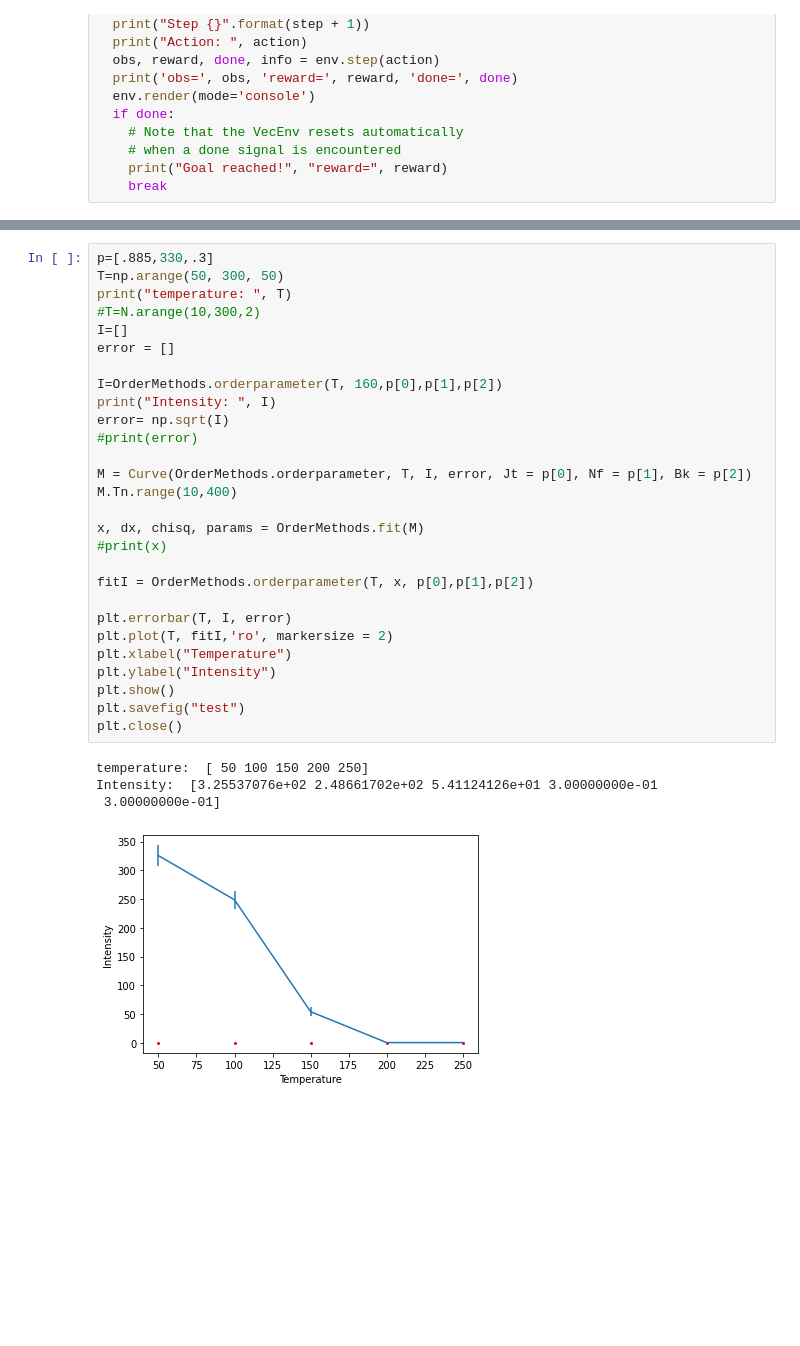
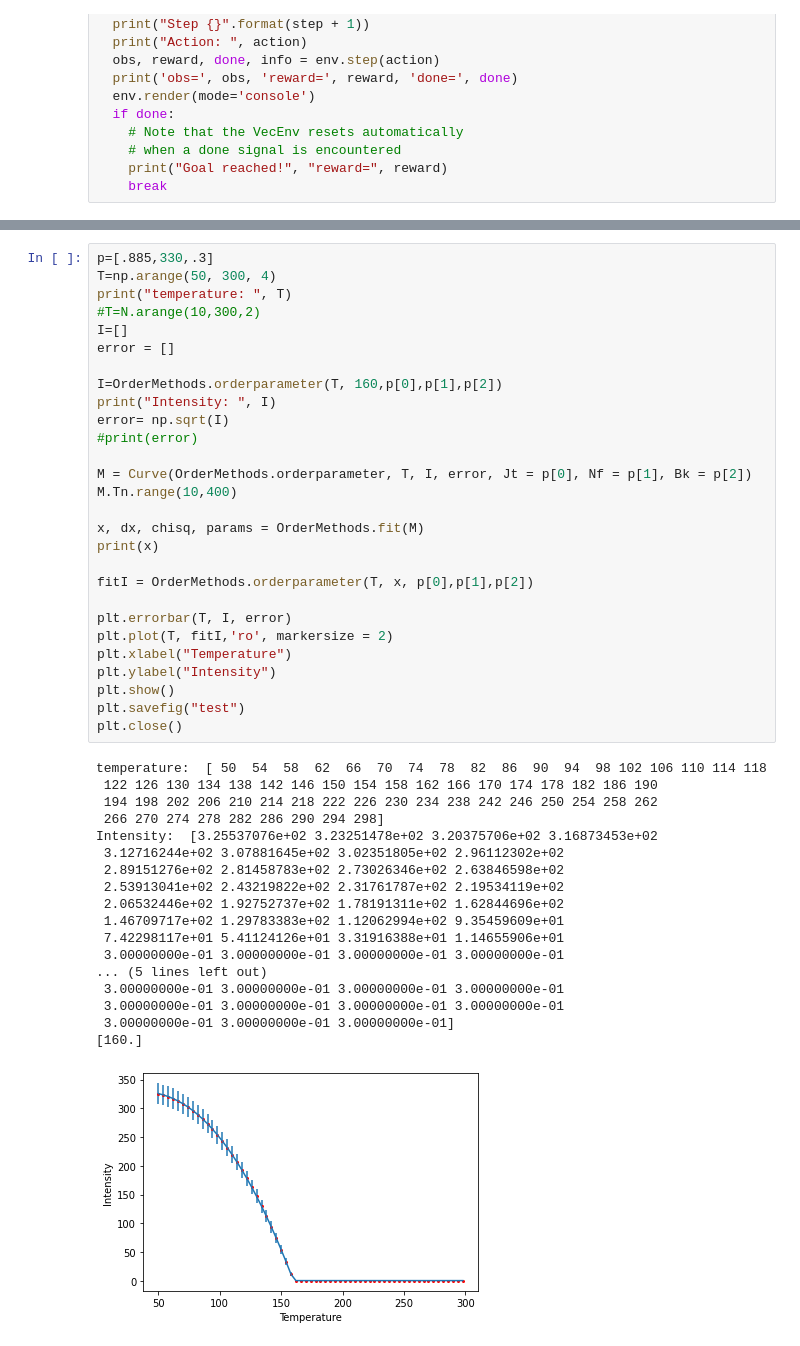
Before and after one commit to cyankaet/orderml, a Jupyter notebook: orderparams.ipynb, the cells around one changed output, grey strips where cells are left out. Cells and saved outputs as stored; diff of their text form; blank space fills up the shorter version.

```diff
--- a/orderparams.ipynb
+++ b/orderparams.ipynb
@@ -321,33 +397,47 @@ plt.plot(rewards, 'ro')
 # %%
 p=[.885,330,.3]
-T=np.arange(50, 300, 50)
+T=np.arange(50, 300, 4)
 print("temperature: ", T)
 #T=N.arange(10,300,2)
 I=[]
 error = []
 
 I=OrderMethods.orderparameter(T, 160,p[0],p[1],p[2])
 print("Intensity: ", I)
 error= np.sqrt(I)
 #print(error)
 
 M = Curve(OrderMethods.orderparameter, T, I, error, Jt = p[0], Nf = p[1], Bk = p[2])
 M.Tn.range(10,400)
 
 x, dx, chisq, params = OrderMethods.fit(M)
-#print(x)
+print(x)
 
 fitI = OrderMethods.orderparameter(T, x, p[0],p[1],p[2])
 
 plt.errorbar(T, I, error)
 plt.plot(T, fitI,'ro', markersize = 2)
 plt.xlabel("Temperature")
 plt.ylabel("Intensity")
 plt.show()
 plt.savefig("test")
 plt.close()
 # %% [output]
-temperature:  [ 50 100 150 200 250]
-Intensity:  [3.25537076e+02 2.48661702e+02 5.41124126e+01 3.00000000e-01
- 3.00000000e-01]
+temperature:  [ 50  54  58  62  66  70  74  78  82  86  90  94  98 102 106 110 114 118
+ 122 126 130 134 138 142 146 150 154 158 162 166 170 174 178 182 186 190
+ 194 198 202 206 210 214 218 222 226 230 234 238 242 246 250 254 258 262
+ 266 270 274 278 282 286 290 294 298]
+Intensity:  [3.25537076e+02 3.23251478e+02 3.20375706e+02 3.16873453e+02
+ 3.12716244e+02 3.07881645e+02 3.02351805e+02 2.96112302e+02
+ 2.89151276e+02 2.81458783e+02 2.73026346e+02 2.63846598e+02
+ 2.53913041e+02 2.43219822e+02 2.31761787e+02 2.19534119e+02
+ 2.06532446e+02 1.92752737e+02 1.78191311e+02 1.62844696e+02
+ 1.46709717e+02 1.29783383e+02 1.12062994e+02 9.35459609e+01
+ 7.42298117e+01 5.41124126e+01 3.31916388e+01 1.14655906e+01
+ 3.00000000e-01 3.00000000e-01 3.00000000e-01 3.00000000e-01
+... (5 lines left out)
+ 3.00000000e-01 3.00000000e-01 3.00000000e-01 3.00000000e-01
+ 3.00000000e-01 3.00000000e-01 3.00000000e-01 3.00000000e-01
+ 3.00000000e-01 3.00000000e-01 3.00000000e-01]
+[160.]
-[figure, old version]
+[figure, new version]
```
Also changed, not shown: parts of 8 cells of this notebook.
